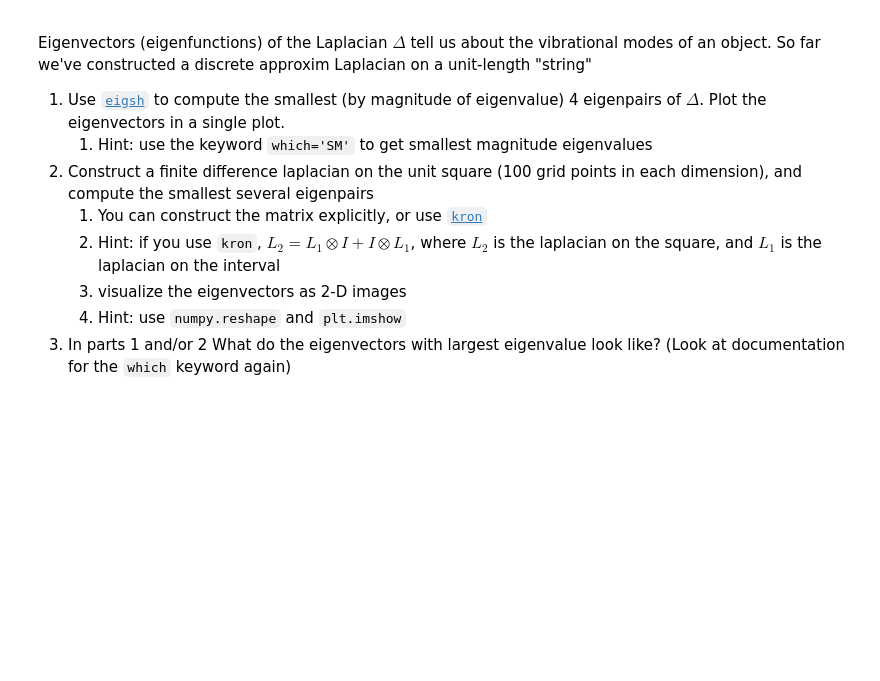
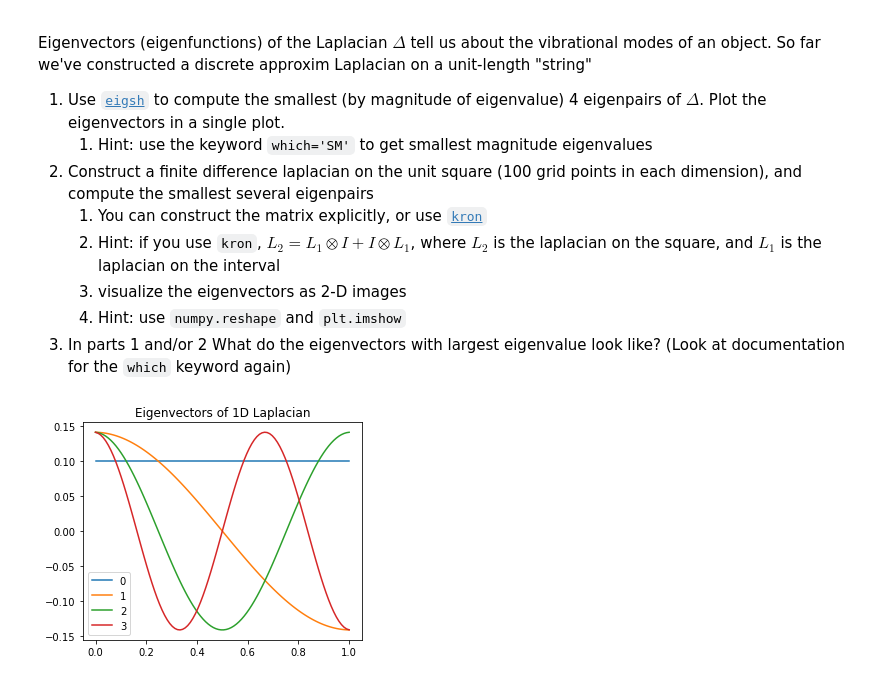
Before and after one commit to icme/cme193, a Jupyter notebook: nb/2018_fall/Lecture_3_scipy.ipynb, the cells around one changed output. Drawn from its saved outputs; the diff is of its cells as text; code cells hidden in the pictures; blank space fills up the shorter version.

```diff
--- a/nb/2018_fall/Lecture_3_scipy.ipynb
+++ b/nb/2018_fall/Lecture_3_scipy.ipynb
@@ -421,3 +575,19 @@ Eigenvectors (eigenfunctions) of the Laplacian $\Delta$ tell us about the vibrat
     3. visualize the eigenvectors as 2-D images
     4. Hint: use `numpy.reshape` and `plt.imshow`
 3. In parts 1 and/or 2 What do the eigenvectors with largest eigenvalue look like? (Look at documentation for the `which` keyword again)
+# %%
+# part 1
+import scipy.sparse.linalg
+# compute 4 smallest eigenpairs
+lam, v = sparse.linalg.eigsh(L, 4, which='SM')
+
+fig, ax = plt.subplots(1, 1, figsize=(5,4))
+
+for i in range(4):
+    ax.plot(np.linspace(0,1,n), v[:,3-i], label=i)
+
+ax.legend()
+ax.set_title(r"Eigenvectors of 1D Laplacian")
+plt.show()
+# %% [output]
+[figure, added]
```
Also changed, not shown: parts of 24 cells of this notebook.
